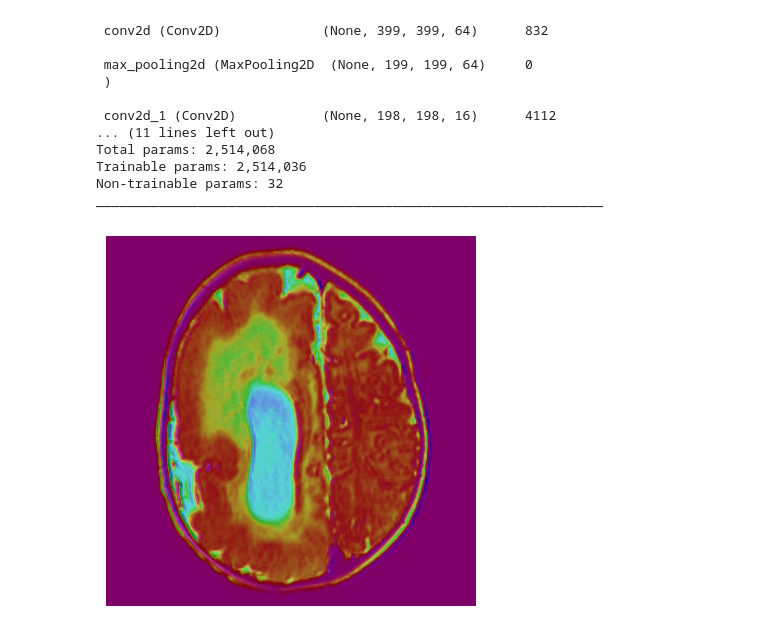
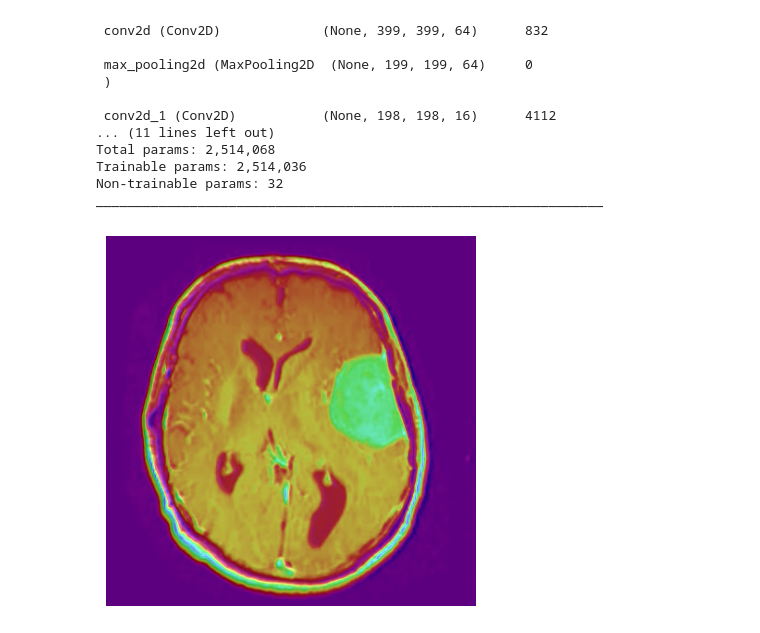
Before and after one commit to diasKayky/NeuroscanSUS-AI, a Jupyter notebook: notebooks/Avaliação_GradCAM.ipynb, the cells around one changed output. Cells and saved outputs as stored; diff of their text form; code cells hidden in the pictures.

```diff
--- a/notebooks/Avaliação_GradCAM.ipynb
+++ b/notebooks/Avaliação_GradCAM.ipynb
@@ -37,9 +40,9 @@ _________________________________________________________________
 # %%
 gradcam = grad_cam.GradCAM(modelo, "conv2d_1")
 # %%
-path = "../neuroscan/dados/Testing/glioma_tumor/image(49).jpg"
+path = "../neuroscan/dados/Testing/meningioma_tumor/image(32).jpg"
 gradcam.faz_gradcam(path_da_imagem=path)
 # %% [output]
-[figure, old version]
+[figure, new version]
 # %%
 imagem = Image.open(path)
```
Also changed, not shown: parts of 4 cells of this notebook.
